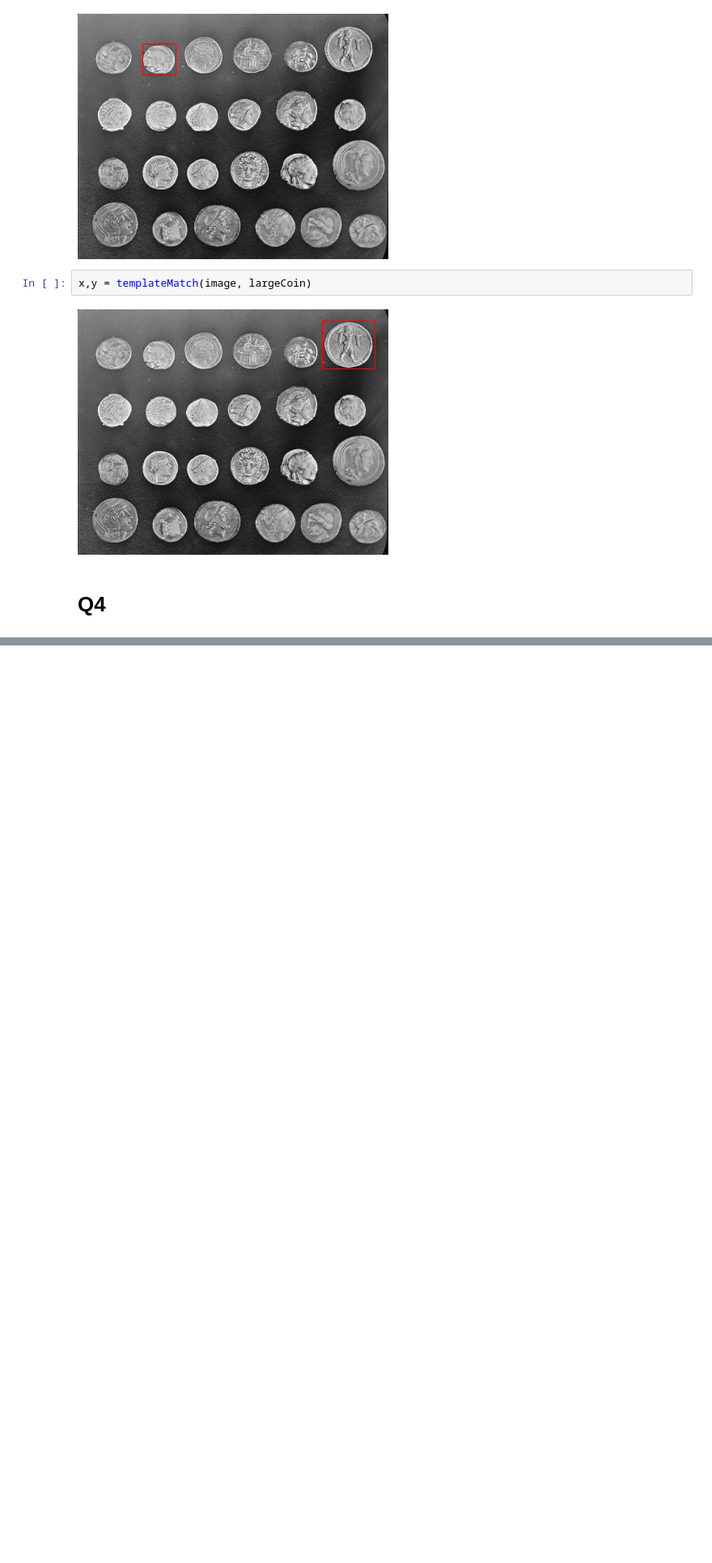
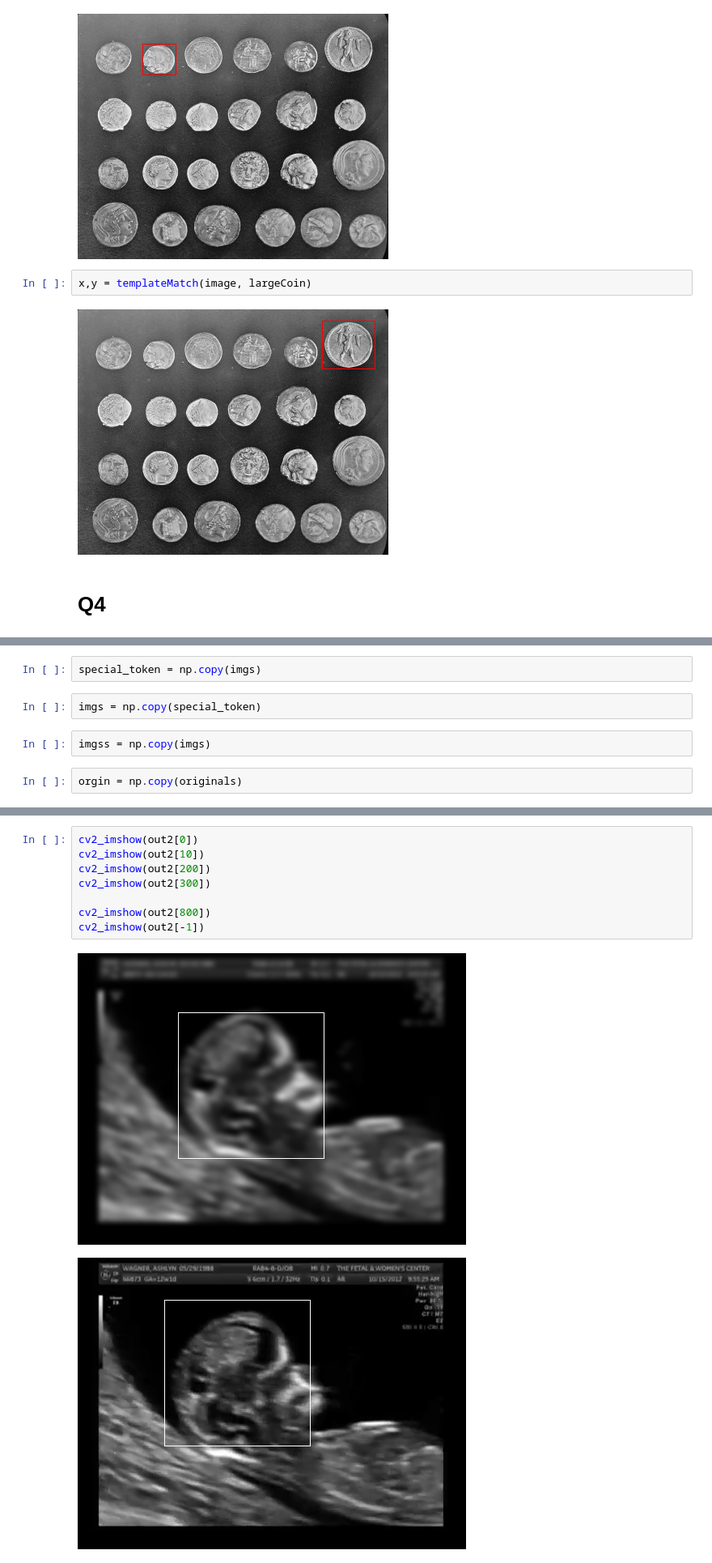
Before and after one commit to aSafarpoor/DIP, a Jupyter notebook: DIP_hw4_99210301.ipynb, the cells around one changed output, grey strips where cells are left out. Shown at 81% size. Saved outputs shown, nothing was run; the diff lists cells and outputs as text; blank space fills up the shorter version.

```diff
--- a/DIP_hw4_99210301.ipynb
+++ b/DIP_hw4_99210301.ipynb
@@ -805,0 +857,8 @@ x,y = templateMatch(image, largeCoin)
+# %%
+special_token = np.copy(imgs)
+# %%
+imgs = np.copy(special_token)
+# %%
+imgss = np.copy(imgs)
+# %%
+orgin = np.copy(originals)
@@ -805,0 +922,11 @@ x,y = templateMatch(image, largeCoin)
+# %%
+cv2_imshow(out2[0])
+cv2_imshow(out2[10])
+cv2_imshow(out2[200])
+cv2_imshow(out2[300])
+
+cv2_imshow(out2[800])
+cv2_imshow(out2[-1])
+# %% [output]
+[figure, added]
+[figure, added]
```
Also changed, not shown: parts of 40 cells of this notebook.
